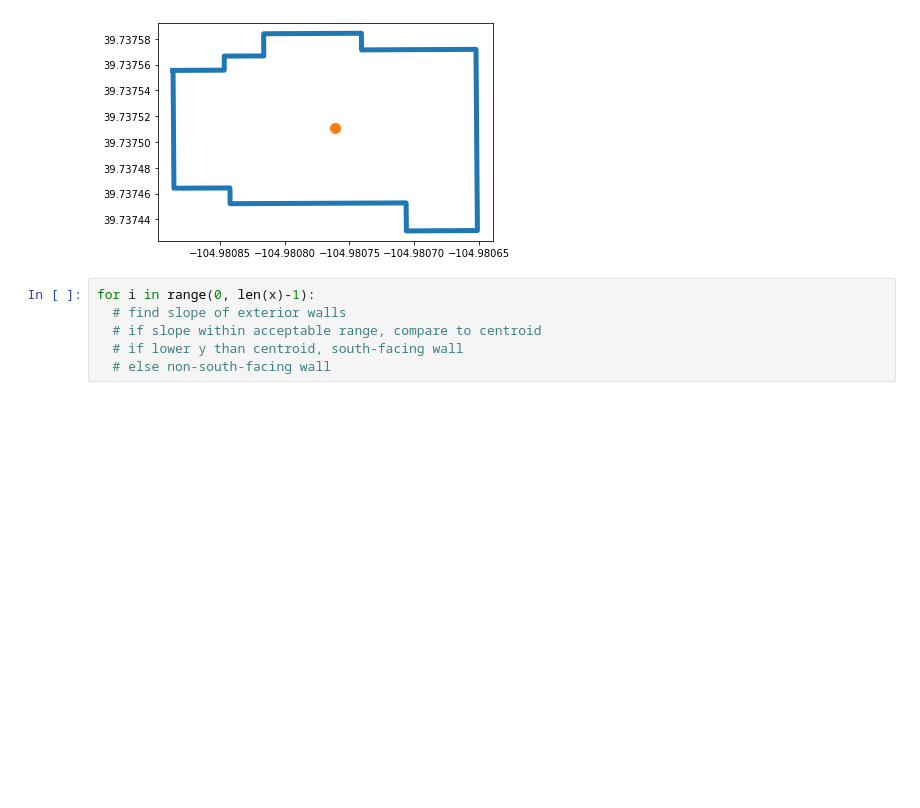
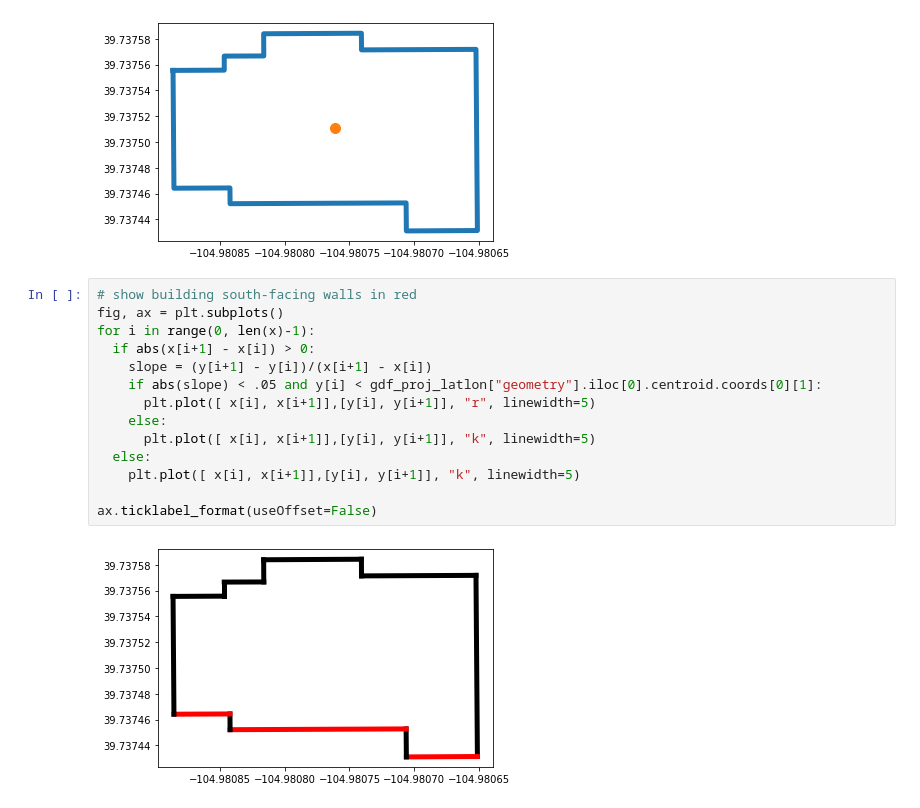
Before and after one commit to d33bs/passive_solar_analysis, a Jupyter notebook: passive_solar_analysis.ipynb, the cells around one changed output. Drawn from its saved outputs; the diff is of its cells as text; blank space fills up the shorter version.

Commit message:
highlight south-facing walls

```diff
--- a/passive_solar_analysis.ipynb
+++ b/passive_solar_analysis.ipynb
@@ -80,9 +80,19 @@ plt.plot(gdf_proj_latlon["geometry"].iloc[0].centroid.coords[0][0],
 ax.ticklabel_format(useOffset=False)
 # %% [output]
 [figure]
-# %%
-for i in range(0, len(x)-1):
-  # find slope of exterior walls
-  # if slope within acceptable range, compare to centroid
-  # if lower y than centroid, south-facing wall
-  # else non-south-facing wall
+# %%
+# show building south-facing walls in red
+fig, ax = plt.subplots()
+for i in range(0, len(x)-1):
+  if abs(x[i+1] - x[i]) > 0:
+    slope = (y[i+1] - y[i])/(x[i+1] - x[i])
+    if abs(slope) < .05 and y[i] < gdf_proj_latlon["geometry"].iloc[0].centroid.coords[0][1]:
+      plt.plot([ x[i], x[i+1]],[y[i], y[i+1]], "r", linewidth=5)
+    else:
+      plt.plot([ x[i], x[i+1]],[y[i], y[i+1]], "k", linewidth=5)
+  else:
+    plt.plot([ x[i], x[i+1]],[y[i], y[i+1]], "k", linewidth=5)
+
+ax.ticklabel_format(useOffset=False)
+# %% [output]
+[figure, added]
```
Also changed, not shown: parts of 1 cell of this notebook.
